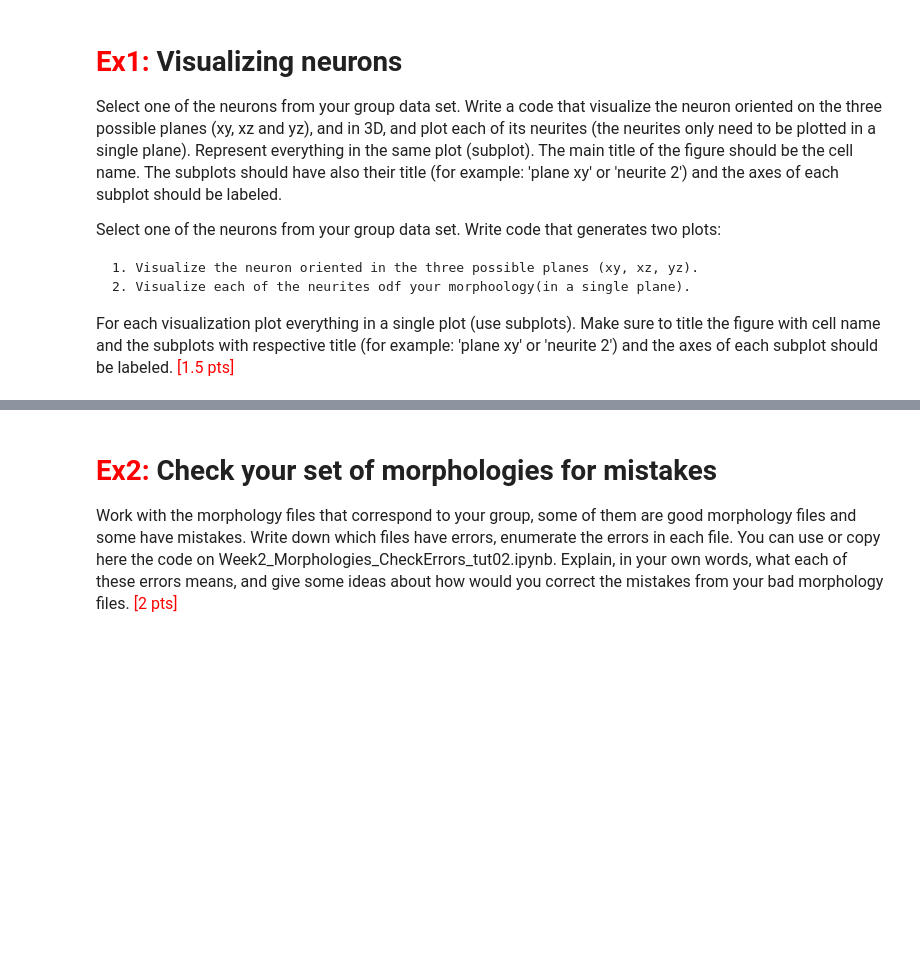
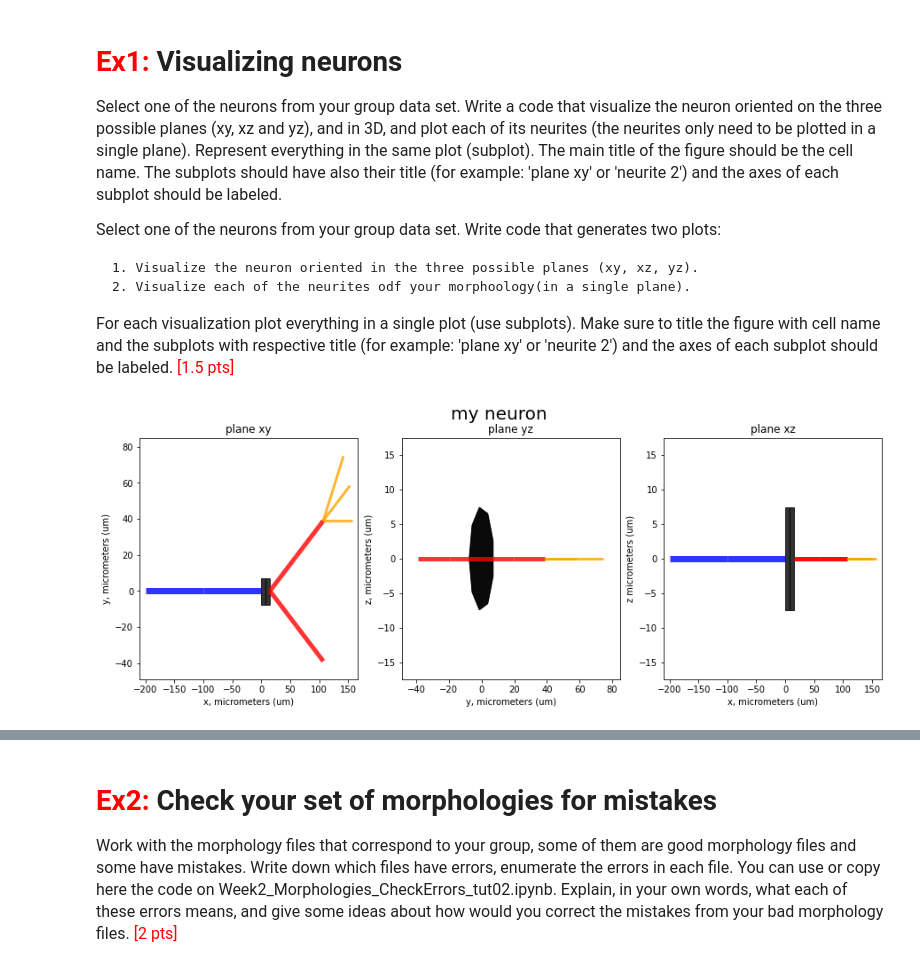
Before and after one commit to AlbrechtAlice/In-Silico-Neuroscience, a Jupyter notebook: Week2_HomeWorks.ipynb, the cells around one changed output, grey strips where cells are left out. Drawn from its saved outputs; the diff is of its cells as text; code cells hidden in the pictures; blank space fills up the shorter version.

```diff
--- a/Week2_HomeWorks.ipynb
+++ b/Week2_HomeWorks.ipynb
@@ -25,3 +94,27 @@ __IMPORTANT:__<font size = "3"> Exercises in <font color='red'>red</font> are ma
     2. Visualize each of the neurites odf your morphoology(in a single plane).
 
 <font size ="3"> For each visualization plot everything in a single plot (use subplots). Make sure to title the figure with cell name and the subplots with respective title (for example: 'plane xy' or 'neurite 2') and the axes of each subplot should be labeled. <font color= 'red'>[1.5 pts]
+# %%
+
+# plot neuron in different planes
+planes = ['xy', 'yz', 'xz']
+fig, ax = plt.subplots(1, 3, figsize=(15, 5))
+for i, plane in enumerate(planes):
+    view.plot_morph(neuron, plane=plane, ax=ax[i])
+    update_plot_limits(
+        ax[i], white_space=10
+    )  # set your x, y plot limits to match with your neuron
+
+    # the axis habndler is returend for further customization
+    ax[i].set_title("plane "+plane)
+
+fig.suptitle('my neuron', fontsize=20);
+
+ax[0].set_xlabel("x, micrometers (um)")
+ax[0].set_ylabel("y, micrometers (um)")
+ax[1].set_xlabel("y, micrometers (um)")
+ax[1].set_ylabel("z, micrometers (um)")
+ax[2].set_xlabel("x, micrometers (um)")
+ax[2].set_ylabel("z micrometers (um)");
+# %% [output]
+[figure, added]
```
Also changed, not shown: parts of 5 cells of this notebook.
